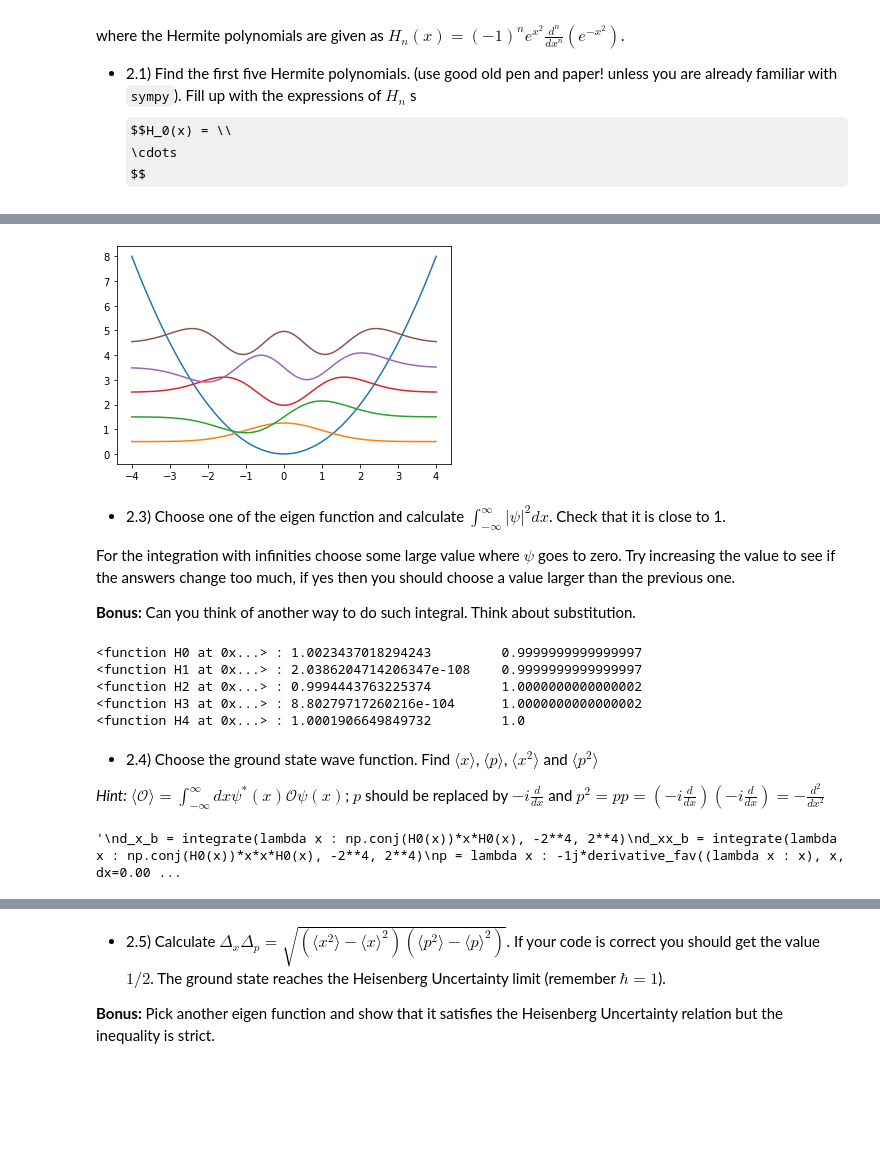
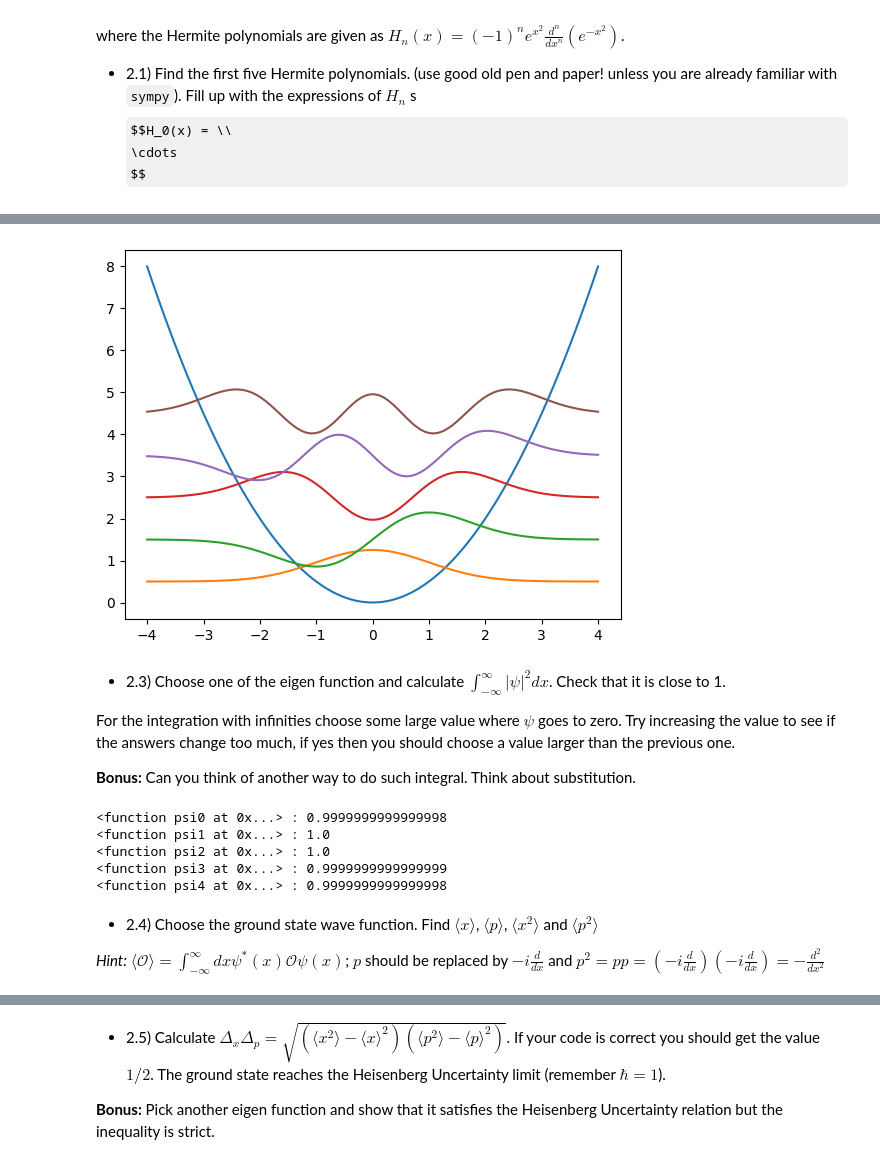
Before and after one commit to T2ooomasz/ComputationalMethodsI, a Jupyter notebook: HW/hw4TomaszKazulak.ipynb, the cells around one changed output, grey strips where cells are left out. Saved outputs shown, nothing was run; the diff lists cells and outputs as text; code cells hidden in the pictures; some formulas as TeX source; blank space fills up the shorter version.

```diff
--- a/HW/hw4TomaszKazulak.ipynb
+++ b/HW/hw4TomaszKazulak.ipynb
@@ -118,32 +189,32 @@ $$
 # %% [markdown]
 - 2.2) Plot the first five eigenfunctions on top of  the harmonic potential (second term in the Hamiltonian) shifted by their respective energy, $E_n = (n+\frac{1}{2})$. (the figure should look something like ![](https://upload.wikimedia.org/wikipedia/commons/9/9e/HarmOsziFunktionen.png))
 # %%
-def H0(x):
+def psi0(x):
     return (1/np.pi)**(1/4) * np.e**(-x**2/2)
-def H1(x):
-    return H0(x) * 2*x/np.sqrt(2)
-def H2(x):
-    return H0(x) * (4*x**2 - 2)/np.sqrt(8)
-def H3(x):
-    return H0(x) * (8*x**3 - 12*x)/np.sqrt(8*6)
-def H4(x):
-    return H0(x) * (16*x**4 - 48*x**2 + 12)/np.sqrt(2**4*2*3*4)
+def psi1(x):
+    return psi0(x) * 2*x/np.sqrt(2)
+def psi2(x):
+    return psi0(x) * (4*x**2 - 2)/np.sqrt(8)
+def psi3(x):
+    return psi0(x) * (8*x**3 - 12*x)/np.sqrt(8*6)
+def psi4(x):
+    return psi0(x) * (16*x**4 - 48*x**2 + 12)/np.sqrt(2**4 *2*3*4)
 
-H_all = [H0, H1, H2, H3, H4]
+psi_all = [psi0, psi1, psi2, psi3, psi4]
 # %%
 # plotting
 x_max = 4
 x_min = -x_max
 xx = np.linspace(x_min, x_max, 100)
 
 plt.plot(xx, (lambda x : 1/2* x**2)(xx))
 
 En = 1/2
-for H in H_all:
-    plt.plot(xx, H(xx)+En)
+for psi in psi_all:
+    plt.plot(xx, psi(xx)+En)
     En += 1
 # %% [output]
-[figure, old version]
+[figure, new version]
 # %% [markdown]
  - 2.3) Choose one of the eigen function and calculate $\int_{-\infty}^{\infty}|\psi|^2 dx$. Check that it is close to 1.
 
@@ -151,32 +222,17 @@ For the integration with infinities choose some large value where $\psi$ goes to
 
 **Bonus:** Can you think of another way to do such integral. Think about substitution.
 # %%
-for H in H_all: # some errors in integration!
-    print(H, ":",
-    integrate_fav((lambda x : H(x)*H(x)), -2**4, 2**4), "\t",
-    integrate((lambda x : H(x)*H(x)), -2**4, 2**4))
+for psi in psi_all: # psi^dag = psi - no imaginary part
+    print(psi, ":",
+    integrate_fav((lambda x : psi(x)*psi(x)), -2**4, 2**4), "    \t")
+    #integrate((lambda x : psi(x)*psi(x)), -2**4, 2**4))
 # %% [output]
-<function H0 at 0x...> : 1.0023437018294243         0.9999999999999997
-<function H1 at 0x...> : 2.0386204714206347e-108    0.9999999999999997
-<function H2 at 0x...> : 0.9994443763225374         1.0000000000000002
-<function H3 at 0x...> : 8.80279717260216e-104      1.0000000000000002
-<function H4 at 0x...> : 1.0001906649849732         1.0
+<function psi0 at 0x...> : 0.9999999999999998
+<function psi1 at 0x...> : 1.0
+<function psi2 at 0x...> : 1.0
+<function psi3 at 0x...> : 0.9999999999999999
+<function psi4 at 0x...> : 0.9999999999999998
 # %% [markdown]
  - 2.4) Choose the ground state wave function. Find $\langle x \rangle$, $\langle p \rangle$, $\langle x^2 \rangle$ and $\langle p^2 \rangle$
 
 *Hint:* $\langle \mathcal{O} \rangle = \int_{-\infty}^{\infty} dx \psi^{*}(x)\mathcal{O}\psi(x)$; $p$ should be replaced by $-i\frac{d}{dx}$ and $p^2 =  p p = (-i\frac{d}{dx})(-i\frac{d}{dx}) = -\frac{d^2}{dx^2}$
-# %%
-
-# I don't understand it fully. Need to investigate.
-'''
-d_x_b = integrate(lambda x : np.conj(H0(x))*x*H0(x), -2**4, 2**4)
-d_xx_b = integrate(lambda x : np.conj(H0(x))*x*x*H0(x), -2**4, 2**4)
-p = lambda x : -1j*derivative_fav((lambda x : x), x, dx=0.002)
-pp = lambda x : -derivative_fav(derivative_fav((lambda x : x), x, dx=0.002), x, dx=0.002)
-d_p_b = integrate(lambda x : np.conj(H0(x))*p(x)*H0(x), -2**4, 2**4)
-d_pp_b = integrate(lambda x : np.conj(H0(x))*pp(x)*H0(x), -2**4, 2**4)
-
-print(d_x_b,"\n", d_xx_b, "\n", d_p_b, "\n", d_pp_b)
-'''
-# %% [output]
-'\nd_x_b = integrate(lambda x : np.conj(H0(x))*x*H0(x), -2**4, 2**4)\nd_xx_b = integrate(lambda x : np.conj(H0(x))*x*x*H0(x), -2**4, 2**4)\np = lambda x : -1j*derivative_fav((lambda x : x), x, dx=0.00 ...
```
Also changed, not shown: parts of 10 cells of this notebook, 2 other files.
